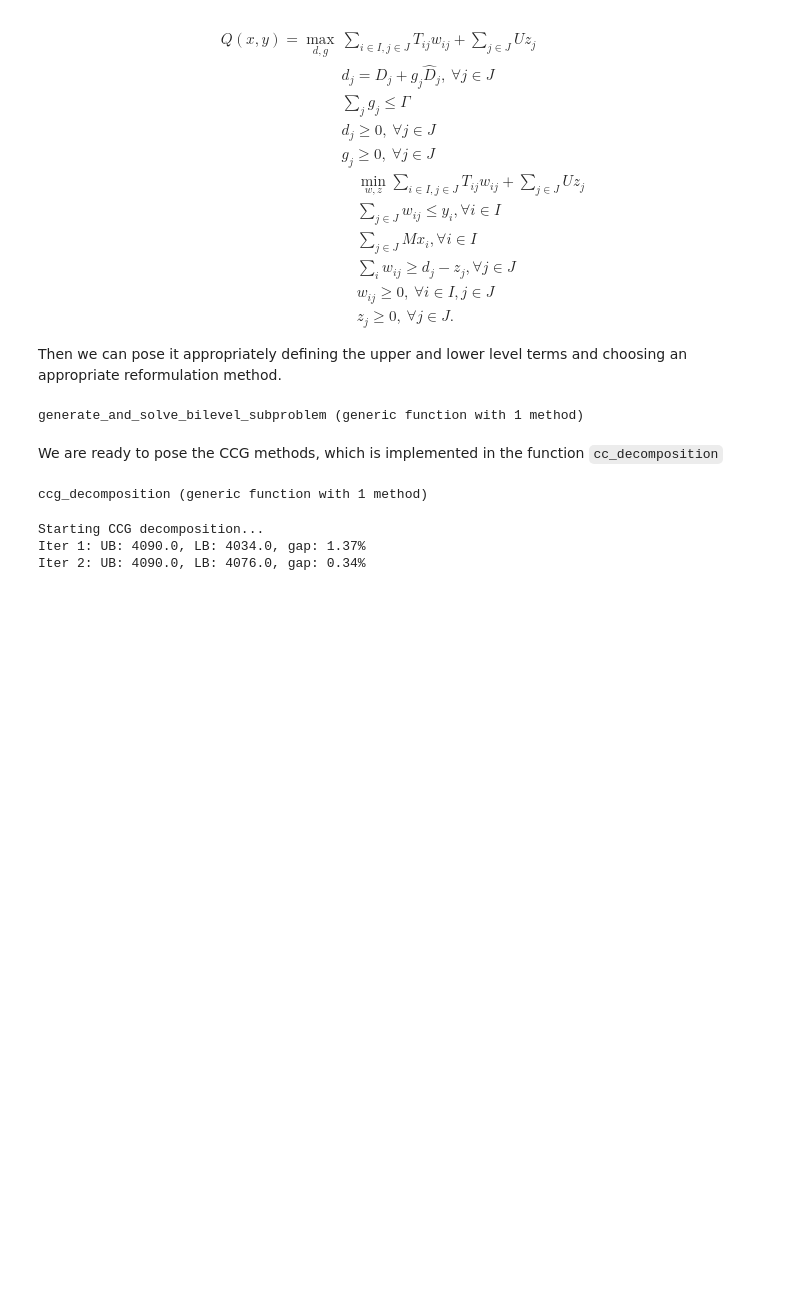
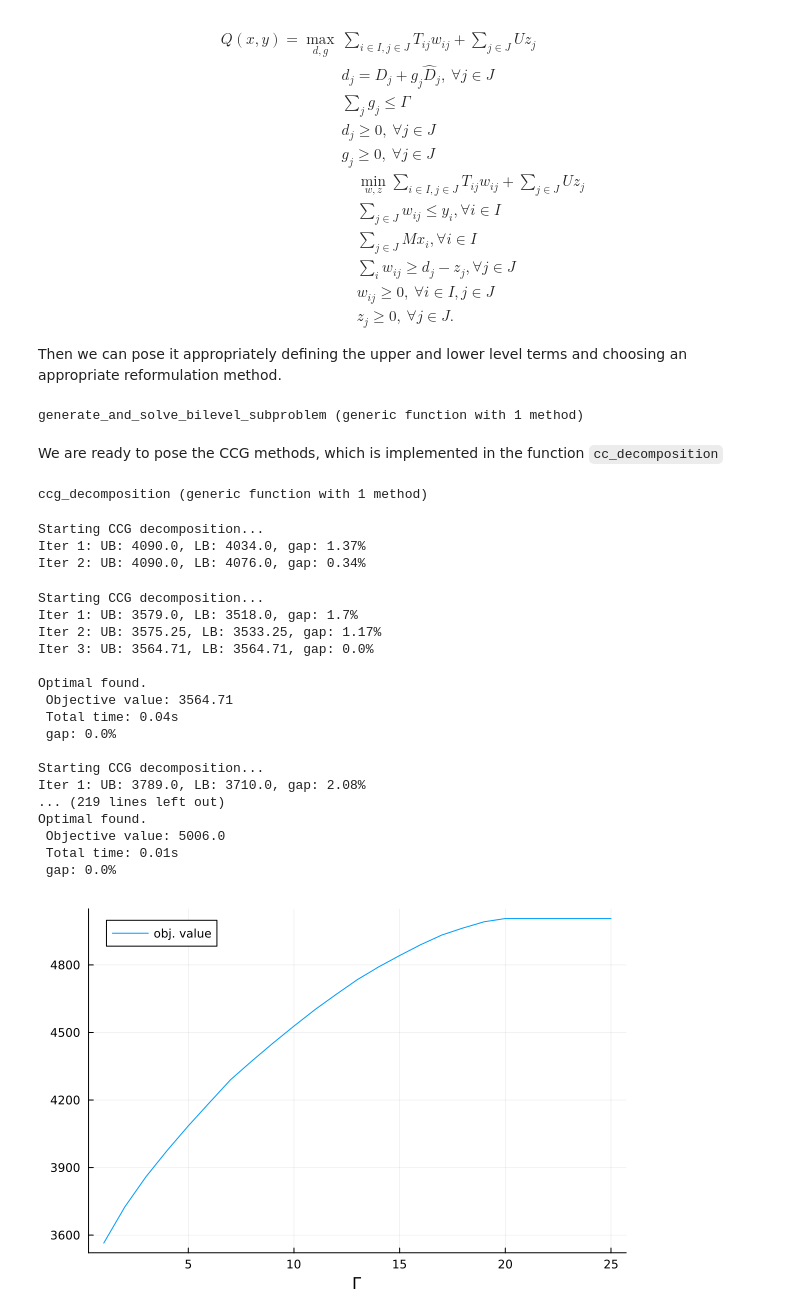
Before and after one commit to gamma-opt/WOI_UFSCar2023, a Jupyter notebook: notebooks/lecture_3/adjustable_robust_CCG.ipynb, the cells around one changed output. Cells and saved outputs as stored; diff of their text form; code cells hidden in the pictures; blank space fills up the shorter version.

```diff
--- a/notebooks/lecture_3/adjustable_robust_CCG.ipynb
+++ b/notebooks/lecture_3/adjustable_robust_CCG.ipynb
@@ -588,7 +587,7 @@ function generate_and_solve_bilevel_subproblem(instance, x_bar, y_bar, Γ)
    I, J, S, K, P, O, V, U, T, D, bigM, D_average, D_deviation = unroll_instance(instance)
 
    sub_dual = BilevelModel(myGurobi, mode = BilevelJuMP.SOS1Mode())
-   set_silent(sub_dual)
+   # set_silent(sub_dual)
 
    @variable(Upper(sub_dual), d[J] >= 0)
    @variable(Upper(sub_dual), 0 <= g[J] <= 1)
@@ -707,10 +706,29 @@ Iter 2: UB: 4090.0, LB: 4076.0, gap: 0.34%
 # %%
 UB_k = []
 for i in 1:25
-    ⋅, ⋅, UB = cc_decomposition(instance, max_iter = 5, Γ = i,)
+    ⋅, ⋅, UB = ccg_decomposition(instance, max_iter = 5, Γ = i,)
     push!(UB_k, UB)
 end
 
 plot(UB_k,
     label = "obj. value",
     xlabel = "Γ")
+# %% [output]
+Starting CCG decomposition...
+Iter 1: UB: 3579.0, LB: 3518.0, gap: 1.7%
+Iter 2: UB: 3575.25, LB: 3533.25, gap: 1.17%
+Iter 3: UB: 3564.71, LB: 3564.71, gap: 0.0%
+
+Optimal found.
+ Objective value: 3564.71
+ Total time: 0.04s
+ gap: 0.0%
+
+Starting CCG decomposition...
+Iter 1: UB: 3789.0, LB: 3710.0, gap: 2.08%
+... (219 lines left out)
+Optimal found.
+ Objective value: 5006.0
+ Total time: 0.01s
+ gap: 0.0%
+[figure, added]
```
Also changed, not shown: parts of 2 cells of this notebook, 4 other files.
